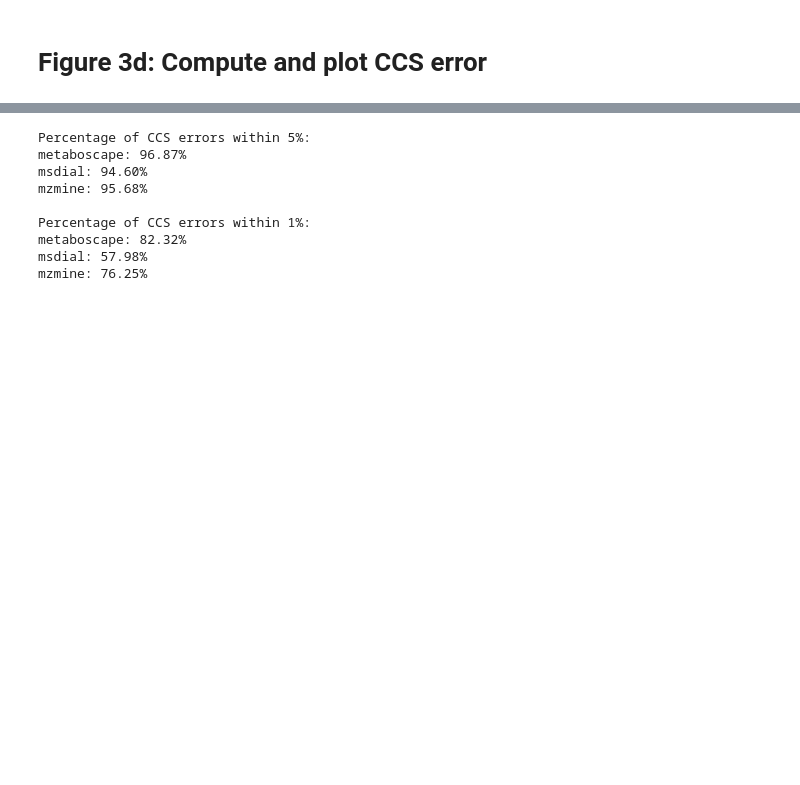
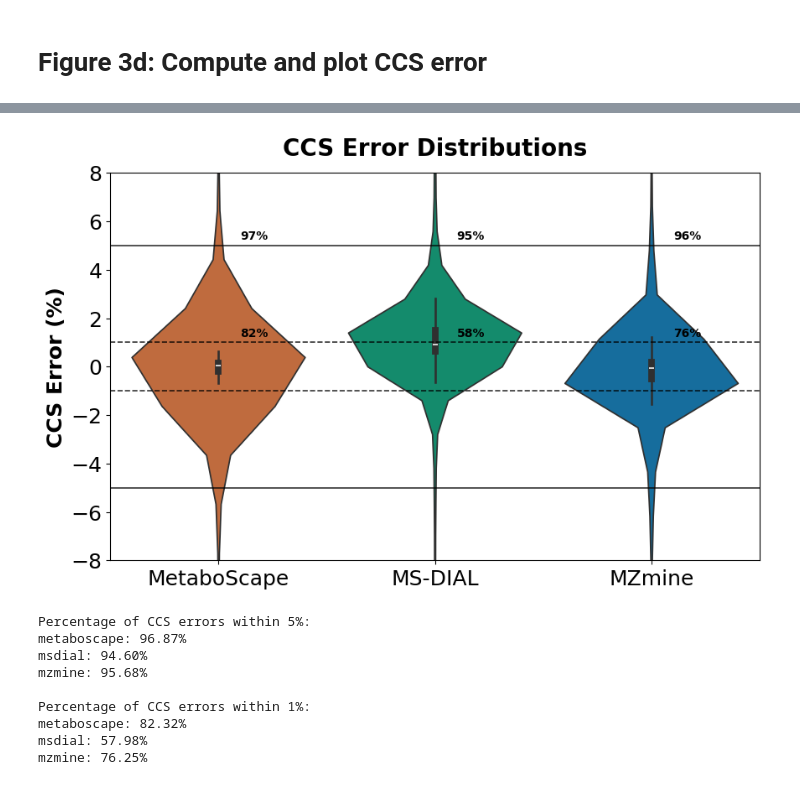
Before and after one commit to enveda/tims-bench, a Jupyter notebook: notebooks/04_reframe_based_metrics.ipynb, the cells around one changed output, grey strips where cells are left out. Drawn from its saved outputs; the diff is of its cells as text; code cells hidden in the pictures; blank space fills up the shorter version.

```diff
--- a/notebooks/04_reframe_based_metrics.ipynb
+++ b/notebooks/04_reframe_based_metrics.ipynb
@@ -144,3 +145,14 @@ plot_ccs_distribution(
+# %%
+plot_zoomed_ccs_distribution(
+    ccs_error_distributions,
+    output_type="relative",
+    save_path="../figures/supplementary_figure_8.png",
+    show_points=False,
+    figsize=(10, 6),
+    ymax=8,
+)
+# %% [output]
+[figure, added]
 # %%
 data_to_plot = []
 labels = []
```
Also changed, not shown: parts of 2 cells of this notebook, 24 other files.
